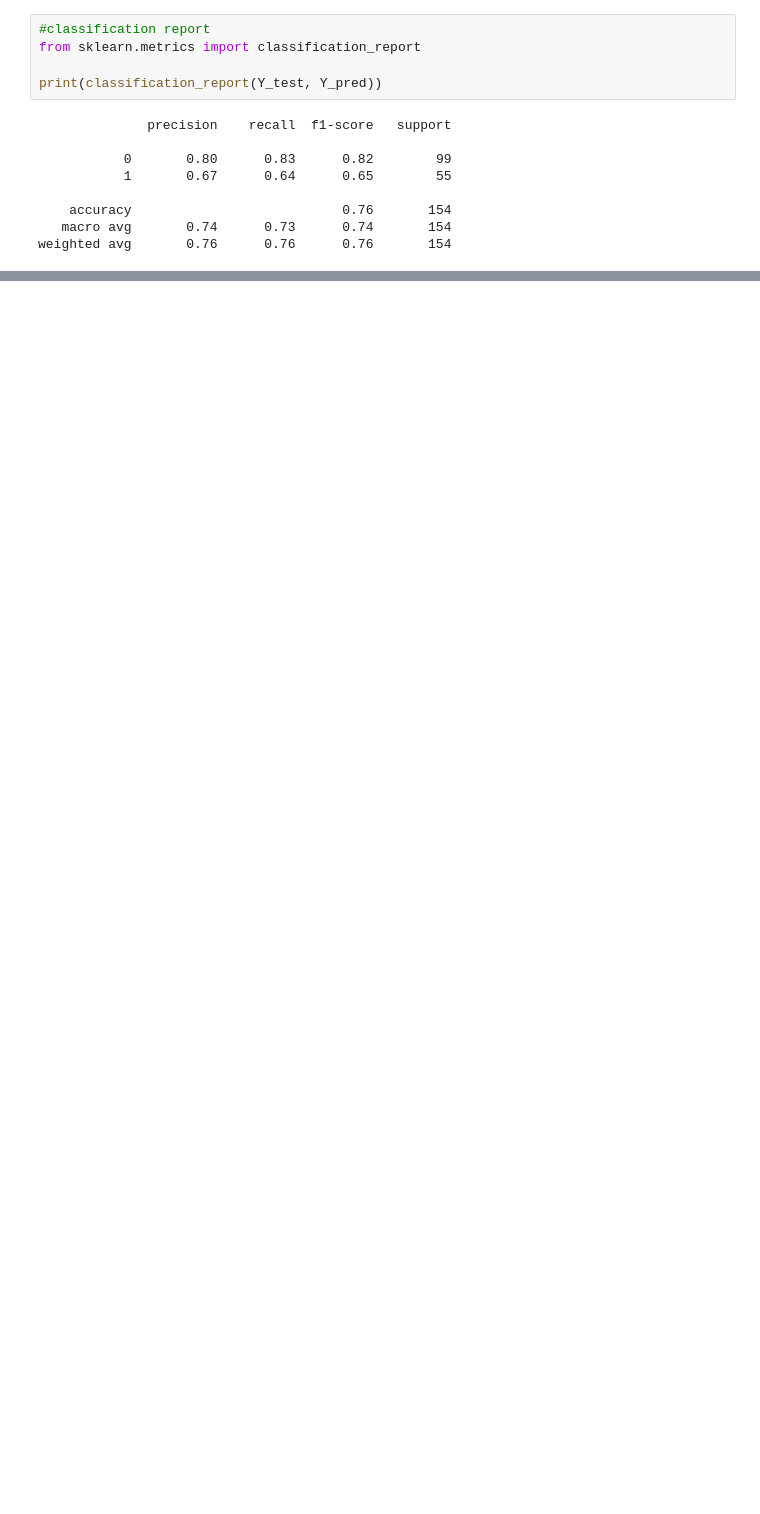
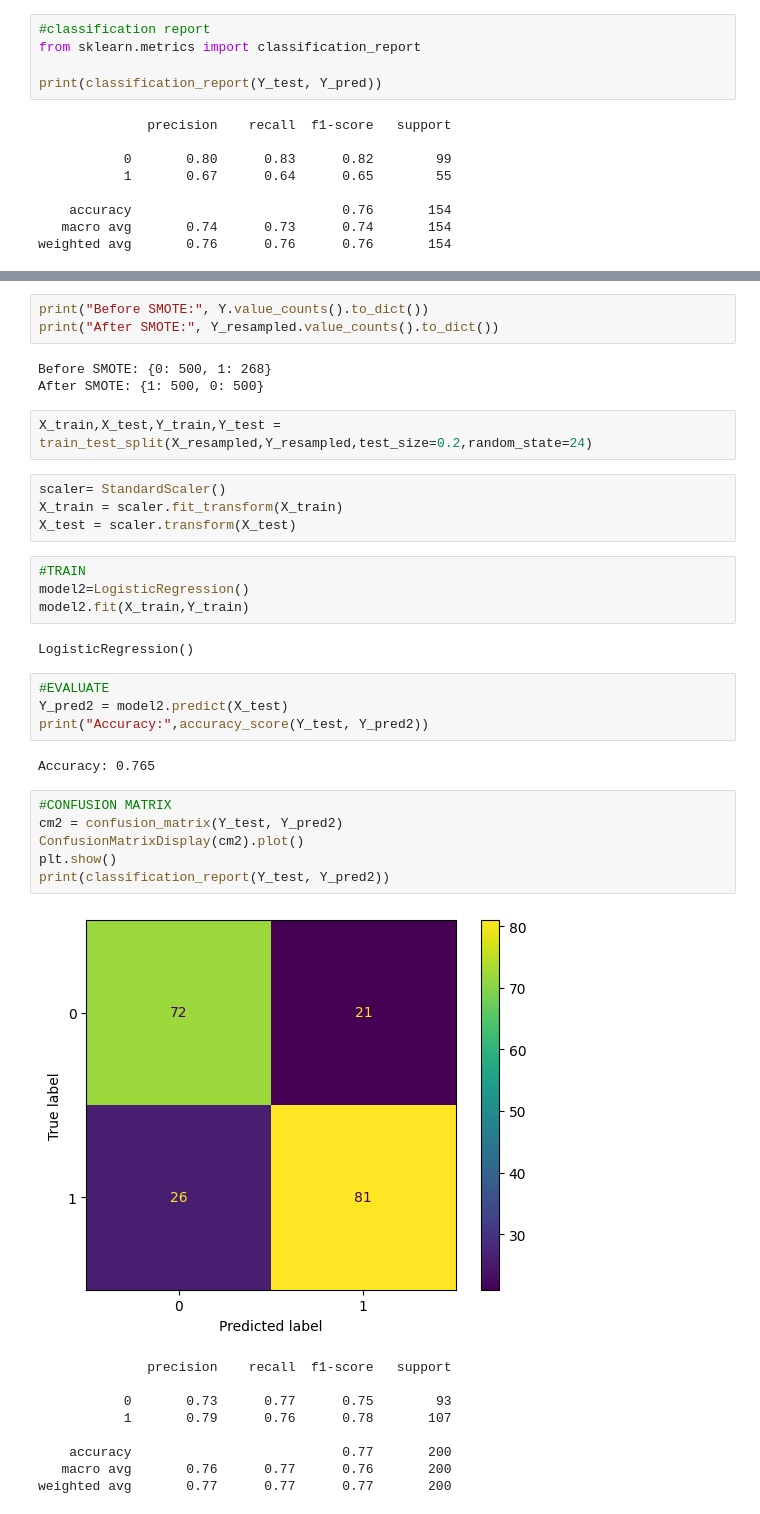
Before and after one commit to madhumirra01/diabetes-prediction-logistic-regression, a Jupyter notebook: diabetes-prediction.ipynb, the cells around one changed output, grey strips where cells are left out. Saved outputs shown, nothing was run; the diff lists cells and outputs as text; blank space fills up the shorter version.

Commit message:
SMOTE done

```diff
--- a/diabetes-prediction.ipynb
+++ b/diabetes-prediction.ipynb
@@ -236,0 +248,40 @@ weighted avg       0.76      0.76      0.76       154
+# %%
+print("Before SMOTE:", Y.value_counts().to_dict())
+print("After SMOTE:", Y_resampled.value_counts().to_dict())
+# %% [output]
+Before SMOTE: {0: 500, 1: 268}
+After SMOTE: {1: 500, 0: 500}
+# %%
+X_train,X_test,Y_train,Y_test = train_test_split(X_resampled,Y_resampled,test_size=0.2,random_state=24)
+# %%
+scaler= StandardScaler()
+X_train = scaler.fit_transform(X_train)
+X_test = scaler.transform(X_test)
+# %%
+#TRAIN
+model2=LogisticRegression()
+model2.fit(X_train,Y_train)
+# %% [output]
+LogisticRegression()
+# %%
+#EVALUATE
+Y_pred2 = model2.predict(X_test)
+print("Accuracy:",accuracy_score(Y_test, Y_pred2))
+# %% [output]
+Accuracy: 0.765
+# %%
+#CONFUSION MATRIX
+cm2 = confusion_matrix(Y_test, Y_pred2)
+ConfusionMatrixDisplay(cm2).plot()
+plt.show()
+print(classification_report(Y_test, Y_pred2))
+# %% [output]
+[figure, added]
+              precision    recall  f1-score   support
+
+           0       0.73      0.77      0.75        93
+           1       0.79      0.76      0.78       107
+
+    accuracy                           0.77       200
+   macro avg       0.76      0.77      0.76       200
+weighted avg       0.77      0.77      0.77       200
```
Also changed, not shown: parts of 3 cells of this notebook.
